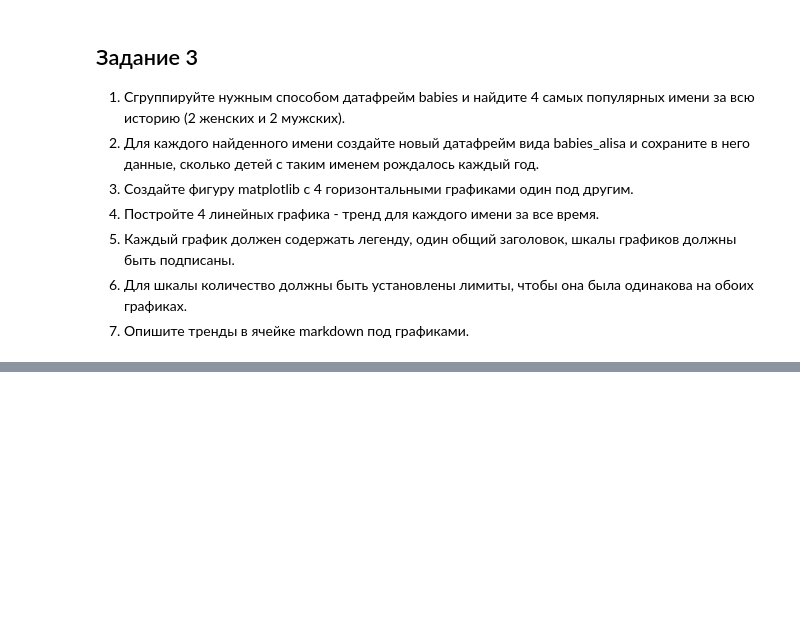
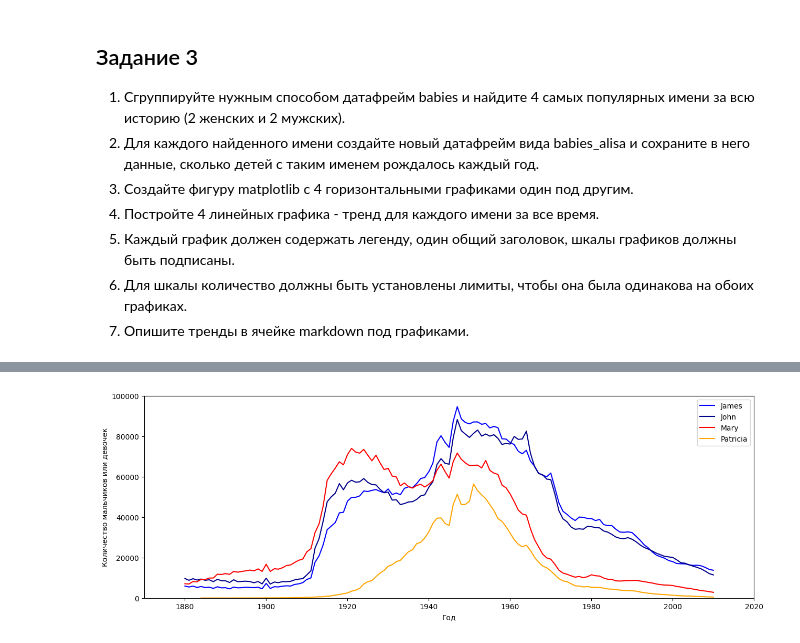
Before and after one commit to SeVlVershinin/py-base-homeworks, a Jupyter notebook: hw_04.ipynb, the cells around one changed output, grey strips where cells are left out. Saved outputs shown, nothing was run; the diff lists cells and outputs as text; code cells hidden in the pictures; blank space fills up the shorter version.

```diff
--- a/hw_04.ipynb
+++ b/hw_04.ipynb
@@ -451,0 +492,15 @@ babies.groupby(['sex', '']).agg({'number' : 'sum'})
+# %%
+# 7. Опишите тренды в ячейке markdown под графиками.
+plt.figure(figsize=(15,5))
+for i in range(4):
+    name_data = top_names_data[i]
+    sns.lineplot(data=name_data['data_frame'], x='year', y='number', color=colors[i], label=name_data['name'])
+plt.xlim(1870, 2020)
+plt.ylim(0, 100000)
+plt.xlabel('Год')
+plt.ylabel(f'Количество мальчиков или девочек')
+plt.title('Тренды двух самых популярных мужских и женских имени ')
+
+sns.despine(fig=fig, top=True, right=True)
+# %% [output]
+[figure, added]
```
Also changed, not shown: parts of 3 cells of this notebook.
